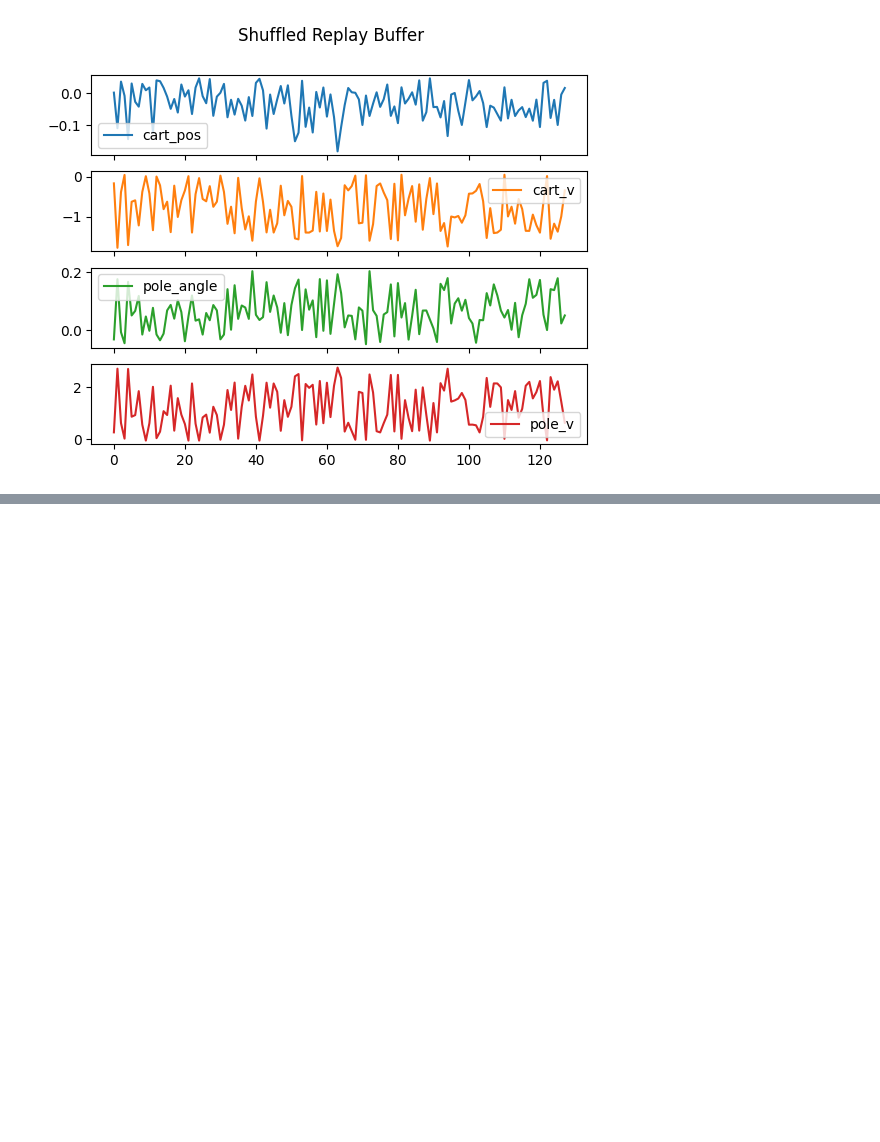
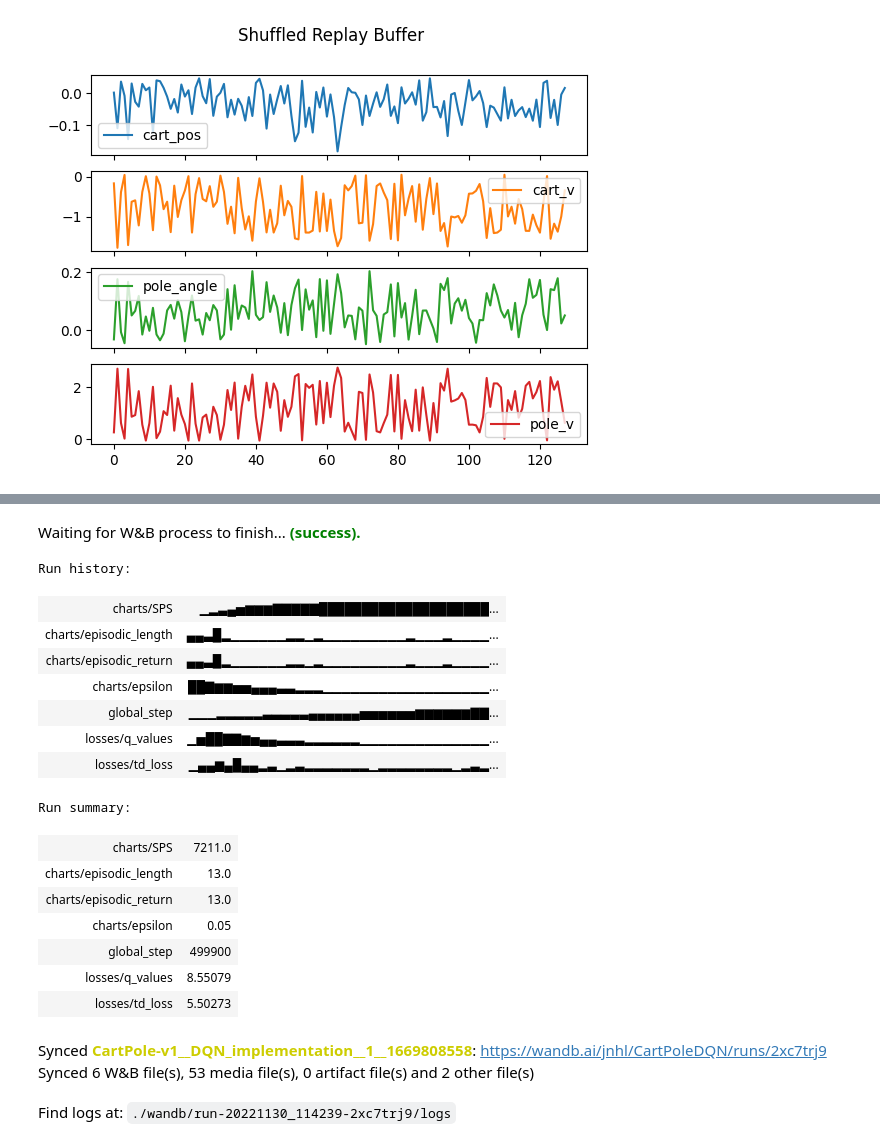
Before and after one commit to derpyplops/arena-v1-ldn-exercises-new, a Jupyter notebook: w4d2_chapter4_dqn/jdqn.ipynb, the cells around one changed output, grey strips where cells are left out. Drawn from its saved outputs; the diff is of its cells as text; code cells hidden in the pictures; blank space fills up the shorter version.

```diff
--- a/w4d2_chapter4_dqn/jdqn.ipynb
+++ b/w4d2_chapter4_dqn/jdqn.ipynb
@@ -536,0 +643,24 @@ DependencyNotInstalled: Found neither the ffmpeg nor avconv executables. On OS X
+# %%
+import wandb
+wandb.finish()
+# %% [output]
+Waiting for W&B process to finish... (success).
+Run history:
+| charts/SPS | ▁▂▃▄▅▆▆▆▇▇▇▇▇████████████████████... |
+| charts/episodic_length | ▄▄▃█▂▁▁▁▁▁▁▂▂▁▂▁▁▁▁▁▁▁▁▁▂▁▁▁▂▁▁▁▁... |
+| charts/episodic_return | ▄▄▃█▂▁▁▁▁▁▁▂▂▁▂▁▁▁▁▁▁▁▁▁▂▁▁▁▂▁▁▁▁... |
+| charts/epsilon | ██▇▆▆▅▅▄▄▄▃▃▂▂▂▁▁▁▁▁▁▁▁▁▁▁▁▁▁▁▁▁▁... |
+| global_step | ▁▁▁▂▂▂▂▂▃▃▃▃▃▄▄▄▄▄▄▅▅▅▅▅▅▆▆▆▆▆▆▇▇... |
+| losses/q_values | ▁▅██▇▇▆▅▄▄▃▃▃▂▂▂▂▂▂▁▁▁▁▁▁▁▁▁▁▁▁▁▁... |
+| losses/td_loss | ▁▄▄▆▄█▄▄▂▃▁▂▃▂▂▂▂▂▂▂▁▂▂▂▂▂▂▂▂▁▂▃▂... |
+Run summary:
+| charts/SPS | 7211.0 |
+| charts/episodic_length | 13.0 |
+| charts/episodic_return | 13.0 |
+| charts/epsilon | 0.05 |
+| global_step | 499900 |
+| losses/q_values | 8.55079 |
+| losses/td_loss | 5.50273 |
+Synced CartPole-v1__DQN_implementation__1__1669808558: https://wandb.ai/jnhl/CartPoleDQN/runs/2xc7trj9
+Synced 6 W&B file(s), 53 media file(s), 0 artifact file(s) and 2 other file(s)
+Find logs at: ./wandb/run-20221130_114239-2xc7trj9/logs
```
Also changed, not shown: parts of 1 cell of this notebook.
